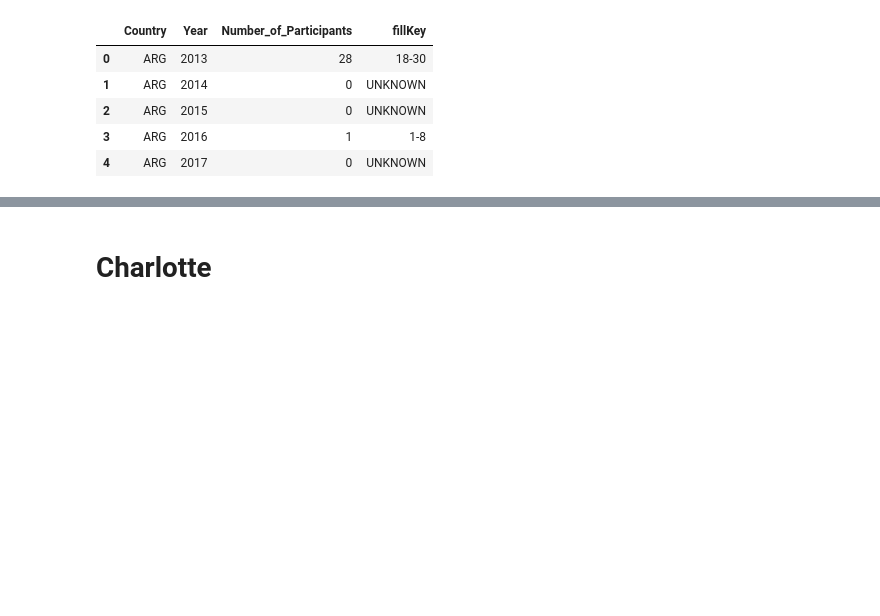
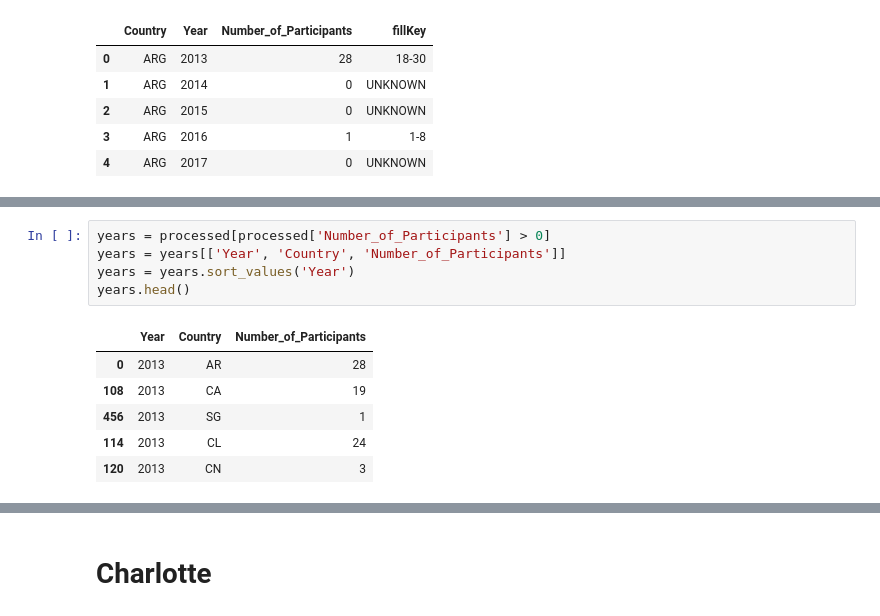
Before and after one commit to charlottegiseleweil/natcap-training-viz, a Jupyter notebook: Preprocessing/Processing.ipynb, the cells around one changed output, grey strips where cells are left out. Cells and saved outputs as stored; diff of their text form; blank space fills up the shorter version.

```diff
--- a/Preprocessing/Processing.ipynb
+++ b/Preprocessing/Processing.ipynb
@@ -39,0 +50,12 @@ total.head()
+# %%
+years = processed[processed['Number_of_Participants'] > 0]
+years = years[['Year', 'Country', 'Number_of_Participants']]
+years = years.sort_values('Year')
+years.head()
+# %% [output]
+|  | Year | Country | Number_of_Participants |
+| 0 | 2013 | AR | 28 |
+| 108 | 2013 | CA | 19 |
+| 456 | 2013 | SG | 1 |
+| 114 | 2013 | CL | 24 |
+| 120 | 2013 | CN | 3 |
```
Also changed, not shown: parts of 16 cells of this notebook, 6 other files.
